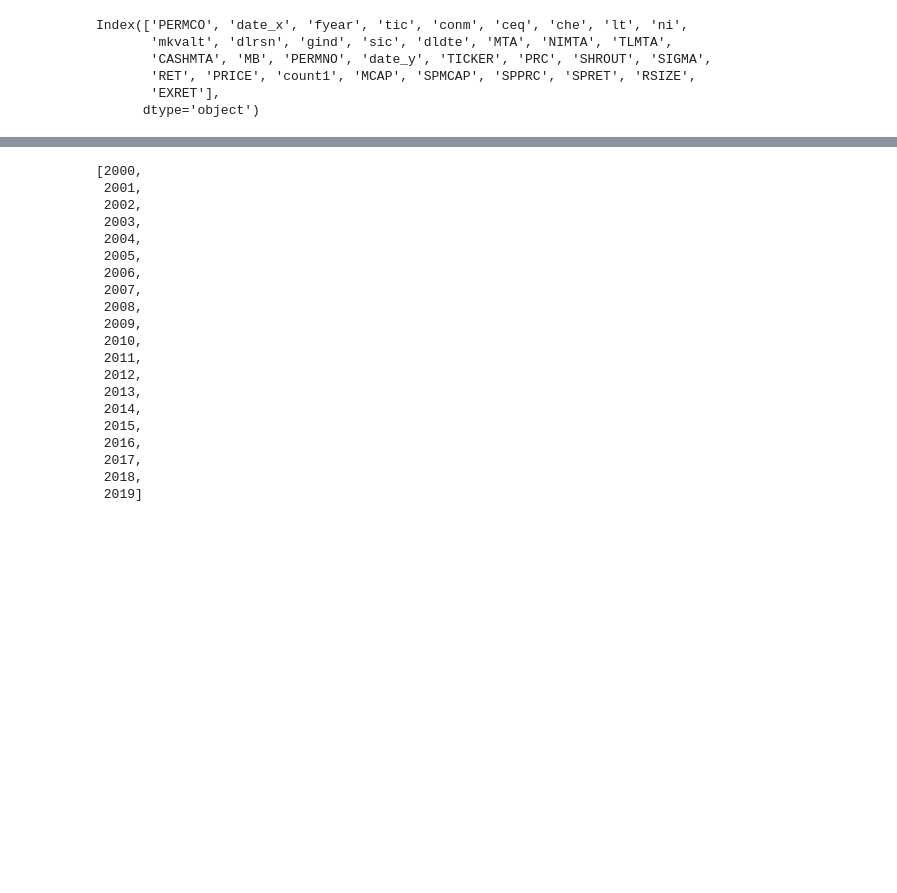
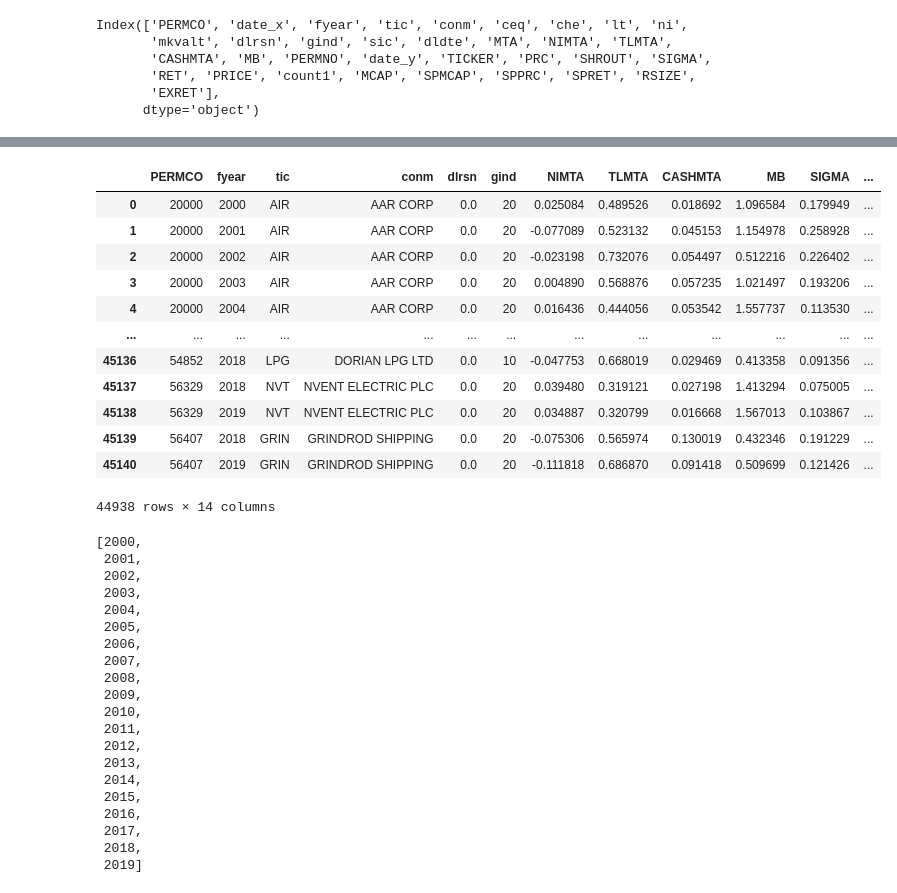
Before and after one commit to evamferreira/Thesis_Rep, a Jupyter notebook: Data/data_treat.ipynb, the cells around one changed output, grey strips where cells are left out. Cells and saved outputs as stored; diff of their text form; code cells hidden in the pictures; blank space fills up the shorter version.

```diff
--- a/Data/data_treat.ipynb
+++ b/Data/data_treat.ipynb
@@ -628,0 +652,18 @@ merge_df.drop(columns=['date_x','ceq', 'che', 'lt', 'ni','mkvalt', 'sic', 'dldte
+# %%
+merge_df['dlrsn'] = 0.0
+# %%
+merge_df
+# %% [output]
+|  | PERMCO | fyear | tic | conm | dlrsn | gind | NIMTA | TLMTA | CASHMTA | MB | SIGMA | ... |
+| 0 | 20000 | 2000 | AIR | AAR CORP | 0.0 | 20 | 0.025084 | 0.489526 | 0.018692 | 1.096584 | 0.179949 | ... |
+| 1 | 20000 | 2001 | AIR | AAR CORP | 0.0 | 20 | -0.077089 | 0.523132 | 0.045153 | 1.154978 | 0.258928 | ... |
+| 2 | 20000 | 2002 | AIR | AAR CORP | 0.0 | 20 | -0.023198 | 0.732076 | 0.054497 | 0.512216 | 0.226402 | ... |
+| 3 | 20000 | 2003 | AIR | AAR CORP | 0.0 | 20 | 0.004890 | 0.568876 | 0.057235 | 1.021497 | 0.193206 | ... |
+| 4 | 20000 | 2004 | AIR | AAR CORP | 0.0 | 20 | 0.016436 | 0.444056 | 0.053542 | 1.557737 | 0.113530 | ... |
+| ... | ... | ... | ... | ... | ... | ... | ... | ... | ... | ... | ... | ... |
+| 45136 | 54852 | 2018 | LPG | DORIAN LPG LTD | 0.0 | 10 | -0.047753 | 0.668019 | 0.029469 | 0.413358 | 0.091356 | ... |
+| 45137 | 56329 | 2018 | NVT | NVENT ELECTRIC PLC | 0.0 | 20 | 0.039480 | 0.319121 | 0.027198 | 1.413294 | 0.075005 | ... |
+| 45138 | 56329 | 2019 | NVT | NVENT ELECTRIC PLC | 0.0 | 20 | 0.034887 | 0.320799 | 0.016668 | 1.567013 | 0.103867 | ... |
+| 45139 | 56407 | 2018 | GRIN | GRINDROD SHIPPING | 0.0 | 20 | -0.075306 | 0.565974 | 0.130019 | 0.432346 | 0.191229 | ... |
+| 45140 | 56407 | 2019 | GRIN | GRINDROD SHIPPING | 0.0 | 20 | -0.111818 | 0.686870 | 0.091418 | 0.509699 | 0.121426 | ... |
+44938 rows × 14 columns
```
Also changed, not shown: parts of 54 cells of this notebook, 5 other files.
